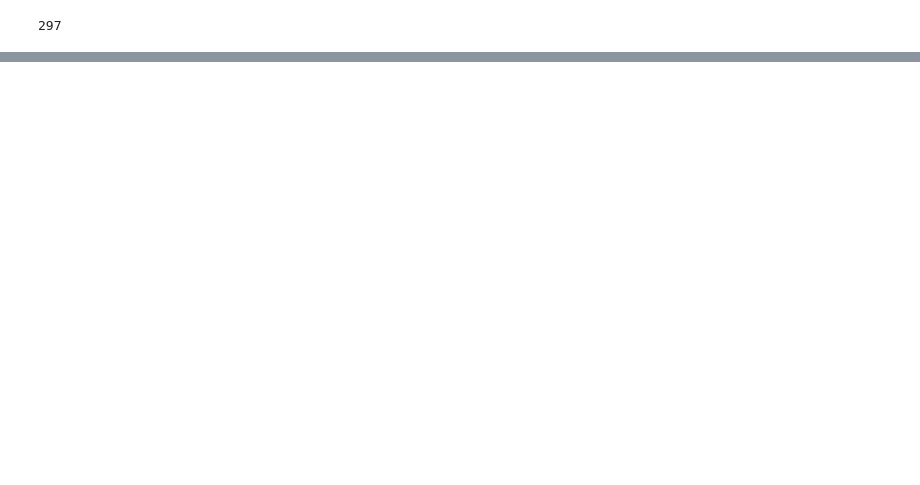
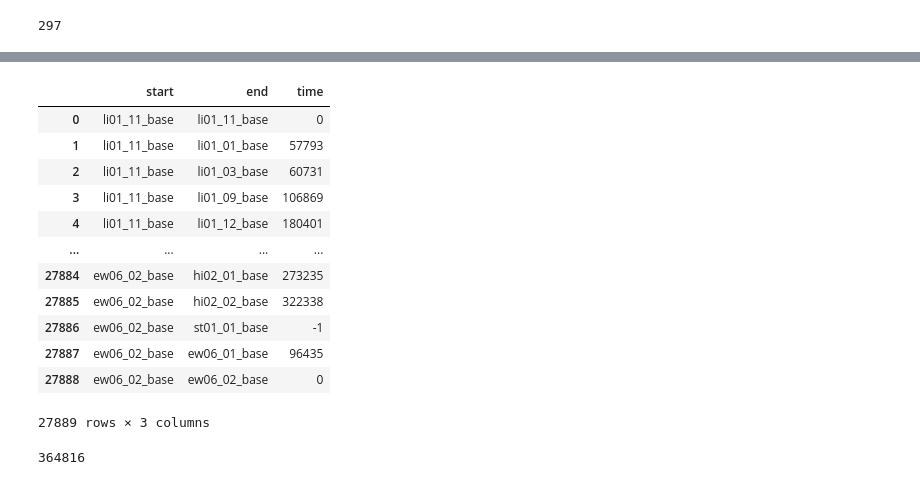
Before and after one commit to JohnWildkins/FreelancerTradeRouteApp, a Jupyter notebook: scraper.ipynb, the cells around one changed output, grey strips where cells are left out. Drawn from its saved outputs; the diff is of its cells as text; code cells hidden in the pictures; blank space fills up the shorter version.

```diff
--- a/scraper.ipynb
+++ b/scraper.ipynb
@@ -149,0 +235,24 @@ which_sell(food)
+# %%
+distances = pd.read_csv(distances_path, names = ['start', 'end', 'time'])
+#     distances = distances[distances['start']!=distances['end']]
+#     distances = distances[distances['time']!=-1]
+# %%
+distances
+# %% [output]
+|  | start | end | time |
+| 0 | li01_11_base | li01_11_base | 0 |
+| 1 | li01_11_base | li01_01_base | 57793 |
+| 2 | li01_11_base | li01_03_base | 60731 |
+| 3 | li01_11_base | li01_09_base | 106869 |
+| 4 | li01_11_base | li01_12_base | 180401 |
+| ... | ... | ... | ... |
+| 27884 | ew06_02_base | hi02_01_base | 273235 |
+| 27885 | ew06_02_base | hi02_02_base | 322338 |
+| 27886 | ew06_02_base | st01_01_base | -1 |
+| 27887 | ew06_02_base | ew06_01_base | 96435 |
+| 27888 | ew06_02_base | ew06_02_base | 0 |
+27889 rows × 3 columns
+# %%
+604*604
+# %% [output]
+364816
```
Also changed, not shown: parts of 23 cells of this notebook.
